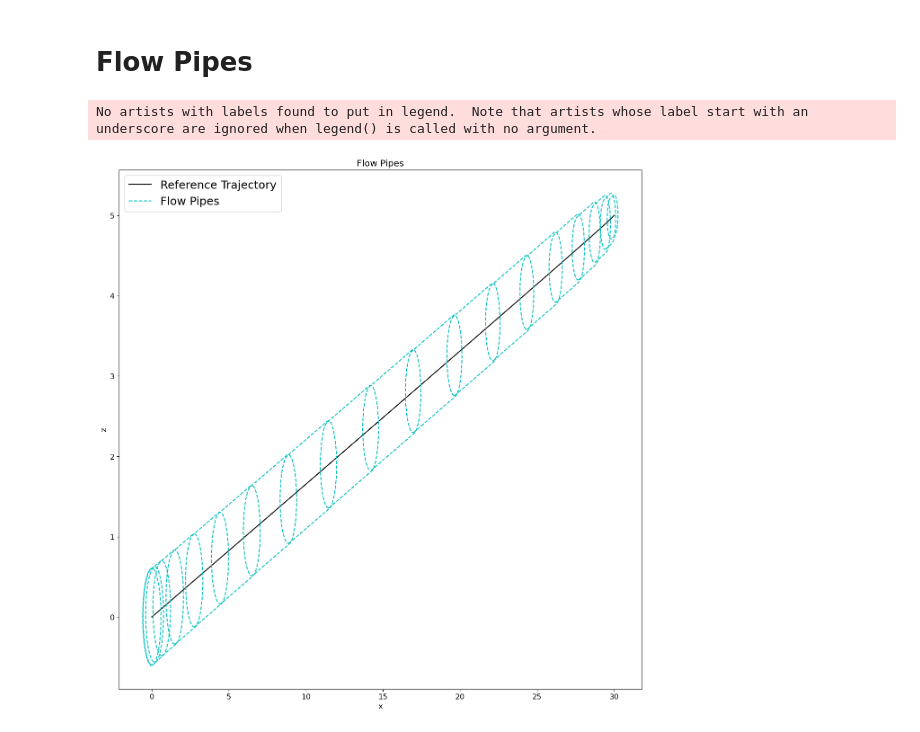
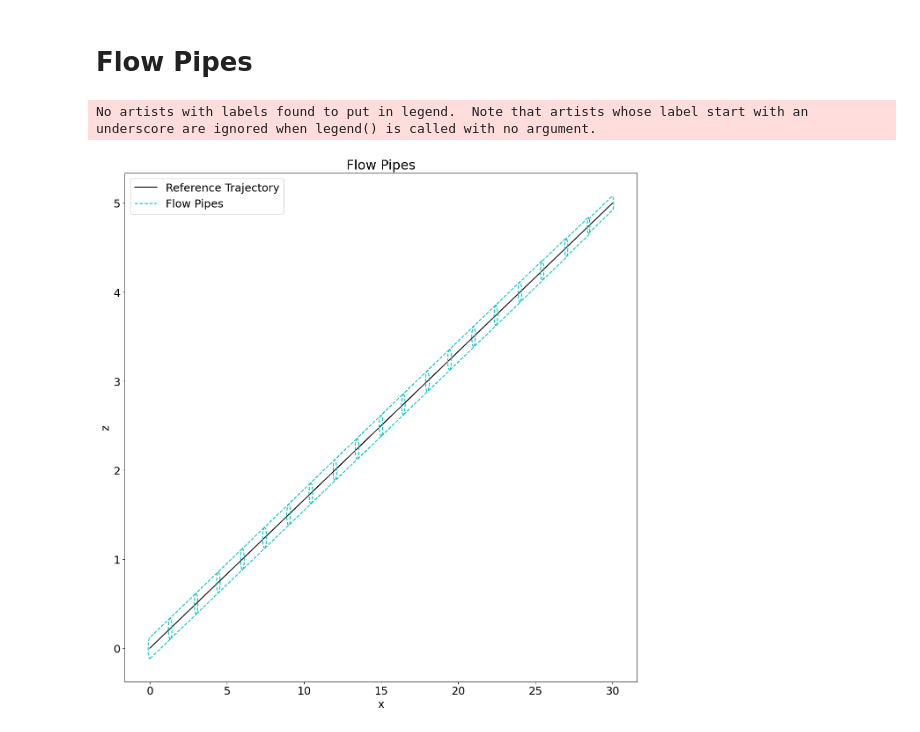
Before and after one commit to melodylylin/lie-dynamics, a Jupyter notebook: landing_example.ipynb, the cells around one changed output. Drawn from its saved outputs; the diff is of its cells as text; code cells hidden in the pictures.

```diff
--- a/landing_example.ipynb
+++ b/landing_example.ipynb
@@ -44,14 +103,14 @@ ax.plot(x_land, y_land, z_land)
 # %%
-ax_land = [np.min(ref_land['acc_x']), np.max(ref_land['acc_x'])]
-ay_land = [np.min(ref_land['acc_y']), np.max(ref_land['acc_y'])]
-az_land = [np.min(ref_land['acc_z'])-9.8, np.max(ref_land['acc_z'])-9.8]
-omega1_land = [np.min(ref_land['omega_1']), np.max(ref_land['omega_1'])]
-omega2_land = [np.min(ref_land['omega_2']), np.max(ref_land['omega_2'])]
-omega3_land = [np.min(ref_land['omega_3']), np.max(ref_land['omega_3'])]
+ax_land = [np.max(ref_land['ax'])]
+ay_land = [np.max(ref_land['ay'])]
+az_land = [np.max(ref_land['az'])-9.8]
+omega1_land = [np.max(ref_land['omega1'])]
+omega2_land = [np.max(ref_land['omega2'])]
+omega3_land = [np.max(ref_land['omega3'])]
 # %%
 # Set disturbance here
-w1 = 0.5 # disturbance for translational
-w2 = 0.1 # disturbance for angular
+w1 = 0.1 # disturbance for translational
+w2 = 0.01 # disturbance for angular
 # %% [markdown]
 # Find bound for $\omega$
 # %%
@@ -157,8 +217,9 @@ from flowpipe.flowpipe import *
 # %%
 # Calculate convex hull for flow pipes
-flowpipes_land, intervalhull_land, nom_land, t_vect = flowpipes(ref_land, 20, ebeta, w1, omegabound, sol_LMI_land)
+n_pipes = 20
+flowpipes_land, intervalhull_land, nom_land, t_vect = flowpipes(ref_land, n_pipes, ebeta, w1, omegabound, sol_LMI_land)
 # %%
-plot_flowpipes(nom_land, flowpipes_land, 20)
+plot_flowpipes(nom_land, flowpipes_land, n_pipes)
 # %% [output]
 No artists with labels found to put in legend.  Note that artists whose label start with an underscore are ignored when legend() is called with no argument.
-[figure, old version]
+[figure, new version]
```
Also changed, not shown: parts of 10 cells of this notebook, 7 other files.
